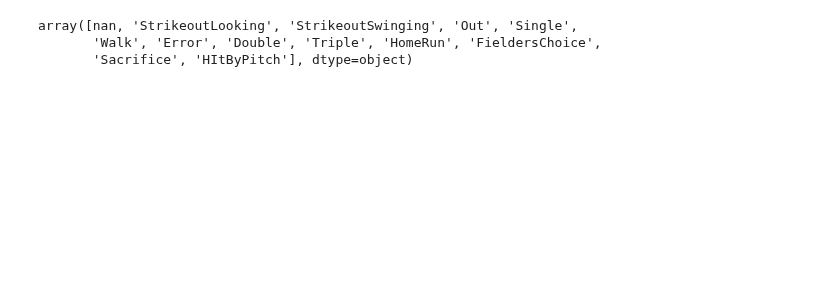
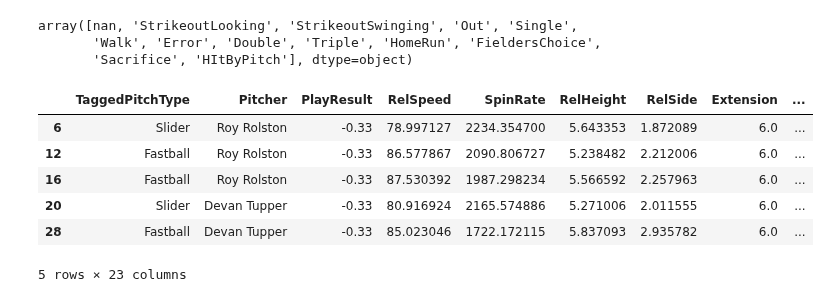
Before and after one commit to NoahLippman/Kernelytics-Projects, a Jupyter notebook: Stuff+/stuff+.ipynb, the cells around one changed output. Saved outputs shown, nothing was run; the diff lists cells and outputs as text; code cells hidden in the pictures; blank space fills up the shorter version.

```diff
--- a/Stuff+/stuff+.ipynb
+++ b/Stuff+/stuff+.ipynb
@@ -18,7 +18,11 @@ all_files = cornbelters_files + other_files
 stuff_plus = [pd.read_csv(f) for f in all_files]
 df = pd.concat(stuff_plus, ignore_index=True)
 # %%
-dft = df[['PlayResult','RelSpeed','SpinRate','RelHeight','RelSide','Extension','InducedVertBreak', 'HorzBreak','VertApprAngle','ZoneSpeed']]
+dft = df[['TaggedPitchType','Pitcher','PlayResult','RelSpeed','SpinRate','RelHeight','RelSide','Extension','InducedVertBreak', 'HorzBreak','VertApprAngle','ZoneSpeed']]
+
+# Create dummy variables for TaggedPitchType
+dummies = pd.get_dummies(dft['TaggedPitchType'], prefix='PitchType',dtype=float)
+dft = pd.concat([dft, dummies], axis=1)
 # %%
 dft['PlayResult'].unique()
 # %% [output]
@@ -49,0 +51,43 @@ features = ['RelSpeed','SpinRate','RelHeight','RelSide','Extension','InducedVert
+# %%
+offspeed_pitches = ['Sinker','Curveball','Slider','Cutter','Cutter']
+
+def calculate_ff_diff(event):
+    """Calculate fastball speed difference with error handling"""
+    if pd.notna(event['RelSpeed']) and pd.notna(event['TaggedPitchType']) and event['TaggedPitchType'] in offspeed_pitches:
+        fastball_avg = df[(df['Pitcher'] == event['Pitcher']) &
+                         (df['TaggedPitchType'] == 'Fastball')]['RelSpeed'].mean()
+        if pd.notna(fastball_avg):
+            return fastball_avg - event['RelSpeed']
+    return np.nan
+
+def calculate_ivb_diff(event):
+    """Calculate induced vertical break difference with error handling"""
+    if pd.notna(event['InducedVertBreak']) and pd.notna(event['TaggedPitchType']) and event['TaggedPitchType'] in offspeed_pitches:
+        fastball_avg = df[(df['Pitcher'] == event['Pitcher']) &
+                         (df['TaggedPitchType'] == 'Fastball')]['InducedVertBreak'].mean()
+        if pd.notna(fastball_avg):
+            return fastball_avg - event['InducedVertBreak']
+    return np.nan
+
+def calculate_hb_diff(event):
+    """Calculate horizontal break difference with error handling"""
+    if pd.notna(event['HorzBreak']) and pd.notna(event['TaggedPitchType']) and event['TaggedPitchType'] in offspeed_pitches:
+        fastball_avg = df[(df['Pitcher'] == event['Pitcher']) &
+                         (df['TaggedPitchType'] == 'Fastball')]['HorzBreak'].mean()
+        if pd.notna(fastball_avg):
+            return fastball_avg - event['HorzBreak']
+    return np.nan
+# %%
+dft['ff_diff'] = dft.apply(calculate_ff_diff, axis=1)
+dft['ivb_diff'] = dft.apply(calculate_ivb_diff, axis=1)
+dft['hb_diff'] = dft.apply(calculate_hb_diff, axis=1)
+# %%
+dft.head()
+# %% [output]
+|  | TaggedPitchType | Pitcher | PlayResult | RelSpeed | SpinRate | RelHeight | RelSide | Extension | ... |
+| 6 | Slider | Roy Rolston | -0.33 | 78.997127 | 2234.354700 | 5.643353 | 1.872089 | 6.0 | ... |
+| 12 | Fastball | Roy Rolston | -0.33 | 86.577867 | 2090.806727 | 5.238482 | 2.212006 | 6.0 | ... |
+| 16 | Fastball | Roy Rolston | -0.33 | 87.530392 | 1987.298234 | 5.566592 | 2.257963 | 6.0 | ... |
+| 20 | Slider | Devan Tupper | -0.33 | 80.916924 | 2165.574886 | 5.271006 | 2.011555 | 6.0 | ... |
+| 28 | Fastball | Devan Tupper | -0.33 | 85.023046 | 1722.172115 | 5.837093 | 2.935782 | 6.0 | ... |
+5 rows × 23 columns
```
Also changed, not shown: parts of 24 cells of this notebook, 30 other files.
